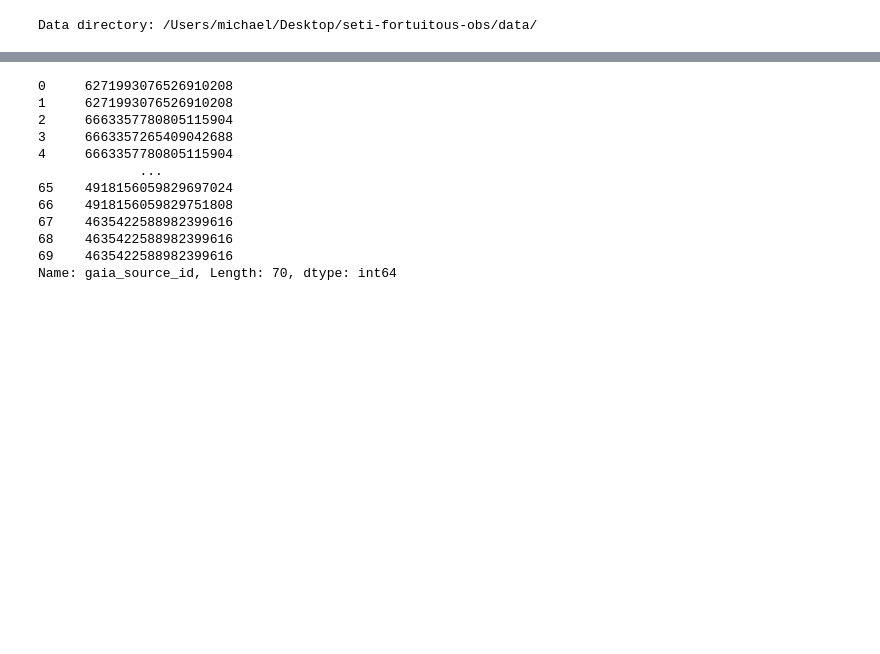
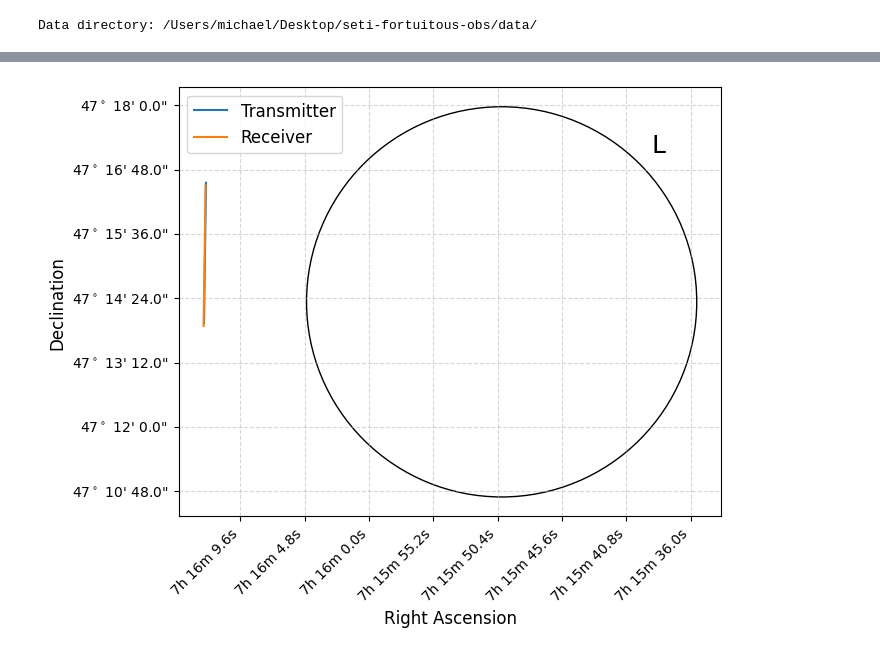
Before and after one commit to palumbom/seti-fortuitous-obs, a Jupyter notebook: parse_observations.ipynb, the cells around one changed output, grey strips where cells are left out. Saved outputs shown, nothing was run; the diff lists cells and outputs as text; code cells hidden in the pictures; blank space fills up the shorter version.

```diff
--- a/parse_observations.ipynb
+++ b/parse_observations.ipynb
@@ -64,3 +77,11 @@ df = read_csv(datfile)
+# %%
+# read in gaia data, download if it's not present
+gaiafile = datdir + "gaia.ecsv"
+if not os.path.isfile(gaiafile):
+    gaia_tbl = get_gaia_stars()
+    gaia_tbl.write(gaiafile, overwrite=True)
+else:
+    gaia_tbl = QTable.read(gaiafile)
 # %%
 def format_dec_string(coord):
     fs = 1
@@ -119,15 +162,22 @@ plot_probe_focal_lines(28)
+# %%
+# get corresponding observation index
+idx = np.where(df["gaia_source_id"].values == gaia_maxpm_source_id)[0][0]
+
+# plot focal lines for star with largest proper motion
+plot_probe_focal_lines(idx)
+# %% [output]
+[figure, added]
 # %%
-df.gaia_source_id
+# get maximum drift rates
+max_drift = np.zeros(len(df))
+
+for i in range(len(df)):
+    idx_trans = np.argmax(np.abs(df.loc[i, "maxdrift_trans"]))
+    idx_rec = np.argmax(np.abs(df.loc[i, "maxdrift_rec"]))
+    max_drift_trans = df.loc[i, "maxdrift_trans"][idx_trans]
+    max_drift_rec = df.loc[i, "maxdrift_rec"][idx_rec]
+
+    temp_drift = [max_drift_trans, max_drift_rec]
+
+    idx = np.argmax(np.abs(temp_drift))
+    max_drift[i] = temp_drift[idx]
-# %% [output]
-0     6271993076526910208
-1     6271993076526910208
-2     6663357780805115904
-3     6663357265409042688
-4     6663357780805115904
-             ...
-65    4918156059829697024
-66    4918156059829751808
-67    4635422588982399616
-68    4635422588982399616
-69    4635422588982399616
-Name: gaia_source_id, Length: 70, dtype: int64
```
Also changed, not shown: parts of 8 cells of this notebook, 3 other files.
